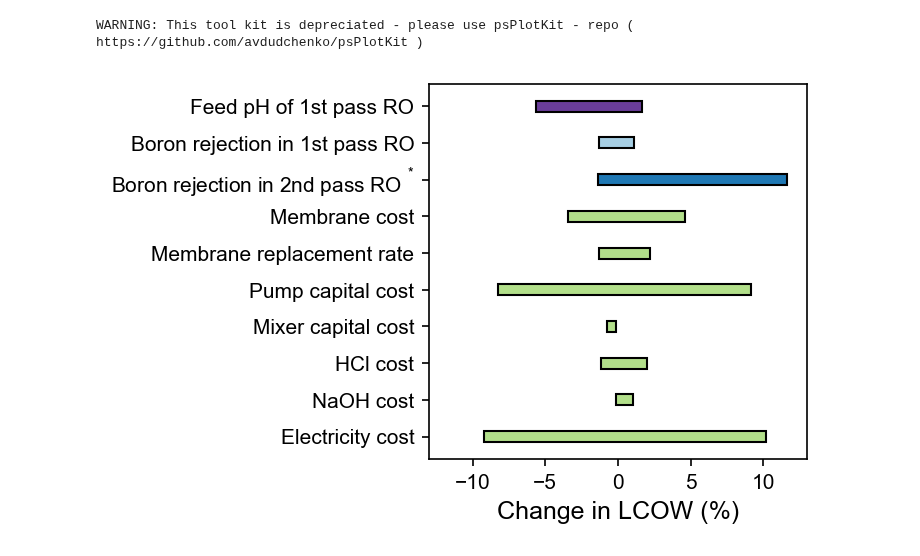
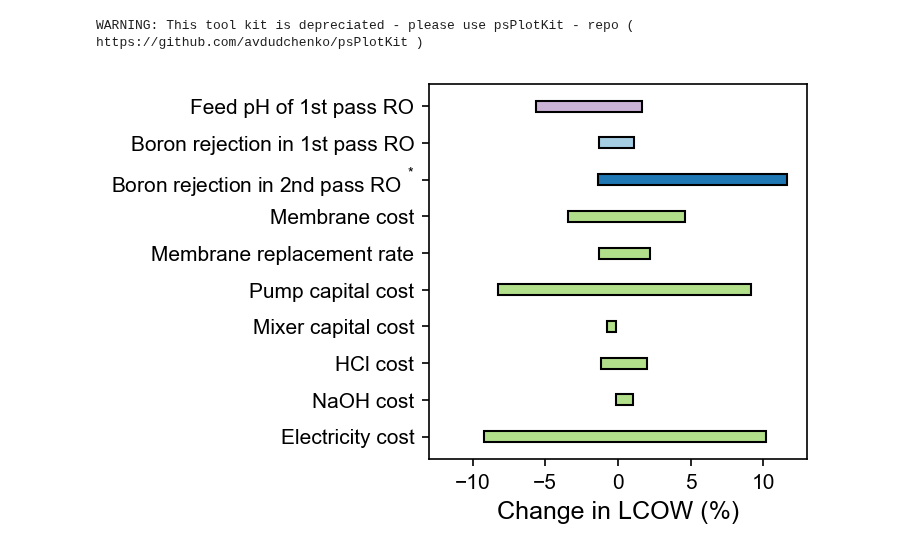
Before and after one commit to savannahsakhai/watertap, a Jupyter notebook: watertap/examples/flowsheets/boron_removal/sweep_plots.ipynb, the cells around one changed output. Saved outputs shown, nothing was run; the diff lists cells and outputs as text; code cells hidden in the pictures.

Commit message:
update plots to use plotting tool

```diff
--- a/watertap/examples/flowsheets/boron_removal/sweep_plots.ipynb
+++ b/watertap/examples/flowsheets/boron_removal/sweep_plots.ipynb
@@ -199,6 +483,7 @@ fig.init_figure()
 
 # mid_dark= "#07578c"
 # mid_light= "#85cced"
+dark = color_list[8]
 econ =  "#b2df8a"
 color = [dark,
         mid_dark,
@@ -206,35 +491,36 @@ color = [dark,
     econ,econ,econ,econ,
     econ,econ,econ,econ,]
 
 y_pos = np.arange(len(parameters))
 
 width = []
 bottom = []
 for low, high in zip(LCOW_low, LCOW_high):
     width.append(abs(high - low))
     bottom.append(min(low, high))
 
 # Loop over each parameter to plot individual bars with unique labels
 for i, (y, w, b, label,c) in enumerate(zip(y_pos, width, bottom, parameters,color)):
     fig.plot_bar(
         [y],  # single y position
         [w],  # single width
         bottom=[b],  # single bottom position
         width=0.3,
         vertical=False,
         color=c,
         save_label=label,  # individual label for each bar
     )
 
 # Additional plot settings
 plt.yticks(y_pos, parameters)
 plt.xlim(-13, 13)
 plt.xlabel('Change in LCOW (%)')
 plt.gca().invert_yaxis()
-plt.show()
+
+plt.savefig("boron_sensitivity", dpi=600, bbox_inches='tight')
 # %% [output]
 WARNING: This tool kit is depreciated - please use psPlotKit - repo ( https://github.com/avdudchenko/psPlotKit )
-[figure, old version]
+[figure, new version]
 # %%
 # data = pd.read_csv(r'G:\My Drive\Research\Dev\Boron Surrogate\sensitivity_full_flowsheet_1.csv')
 
```
Also changed, not shown: parts of 6 cells of this notebook, 4 other files.
